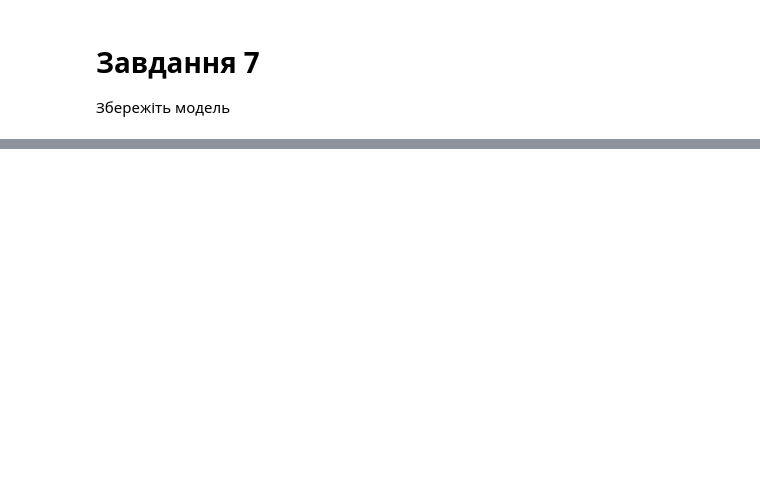
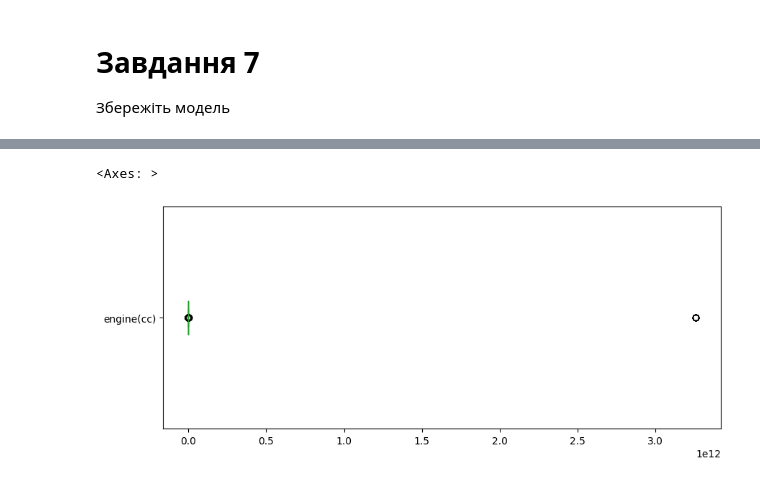
Before and after one commit to shaya-686/AI, a Jupyter notebook: Практика_лінійна_регресія2.ipynb, the cells around one changed output, grey strips where cells are left out. Drawn from its saved outputs; the diff is of its cells as text; code cells hidden in the pictures; blank space fills up the shorter version.

```diff
--- a/Практика_лінійна_регресія2.ipynb
+++ b/Практика_лінійна_регресія2.ipynb
@@ -35,6 +35,6 @@ df.head()
 | 3 | Comprehensive | Petrol | 5 | 18378 | 2019 | 16.50 | 1353.0 | ... |
 | 4 | Comprehensive | Petrol | 5 | 44900 | 2019 | 14.67 | 1798.0 | ... |
 # %%
-df = df[['fuel_type', 'kms_driven', 'engine(cc)', 'price(in lakhs)']]
+#df = df[['fuel_type', 'kms_driven', 'engine(cc)', 'price(in lakhs)']]
 df.head()
 # %% [output]
@@ -73,0 +266,5 @@ data
+# %%
+df['engine(cc)'].plot(kind='box', vert=False, figsize=(10,4))
+# %% [output]
+<Axes: >
+[figure, added]
```
Also changed, not shown: parts of 25 cells of this notebook.
